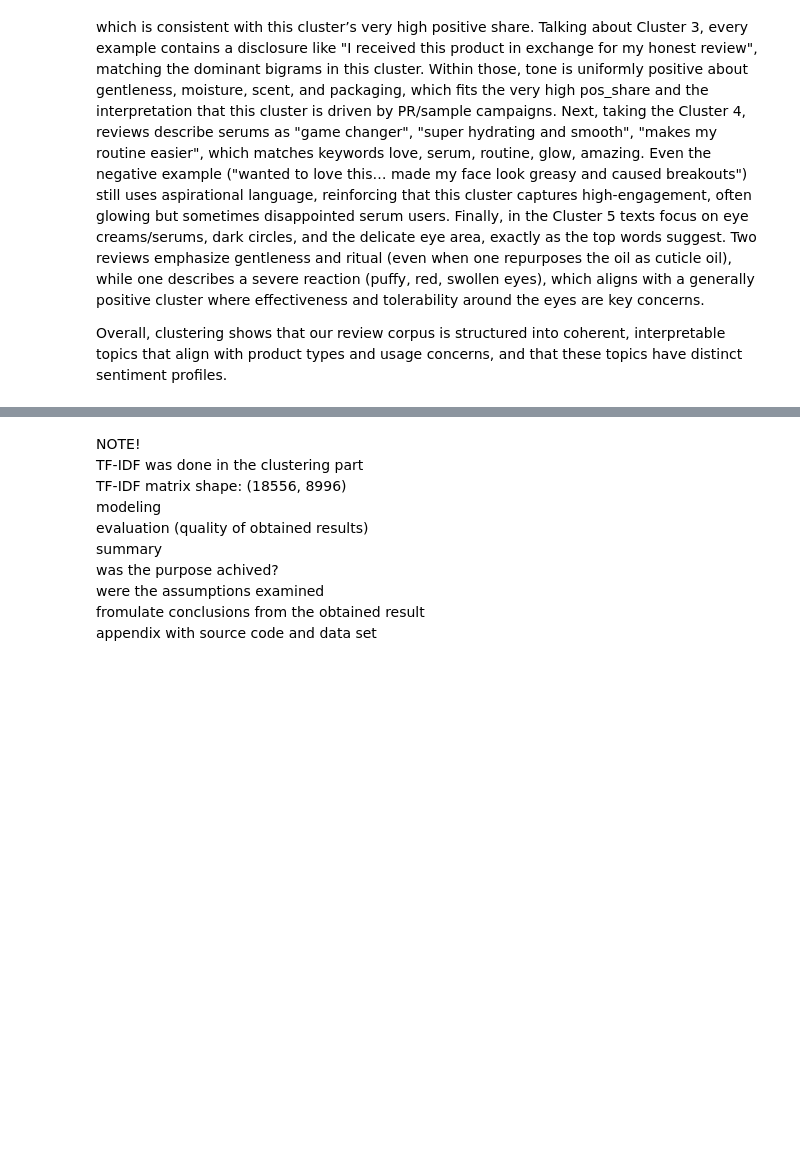
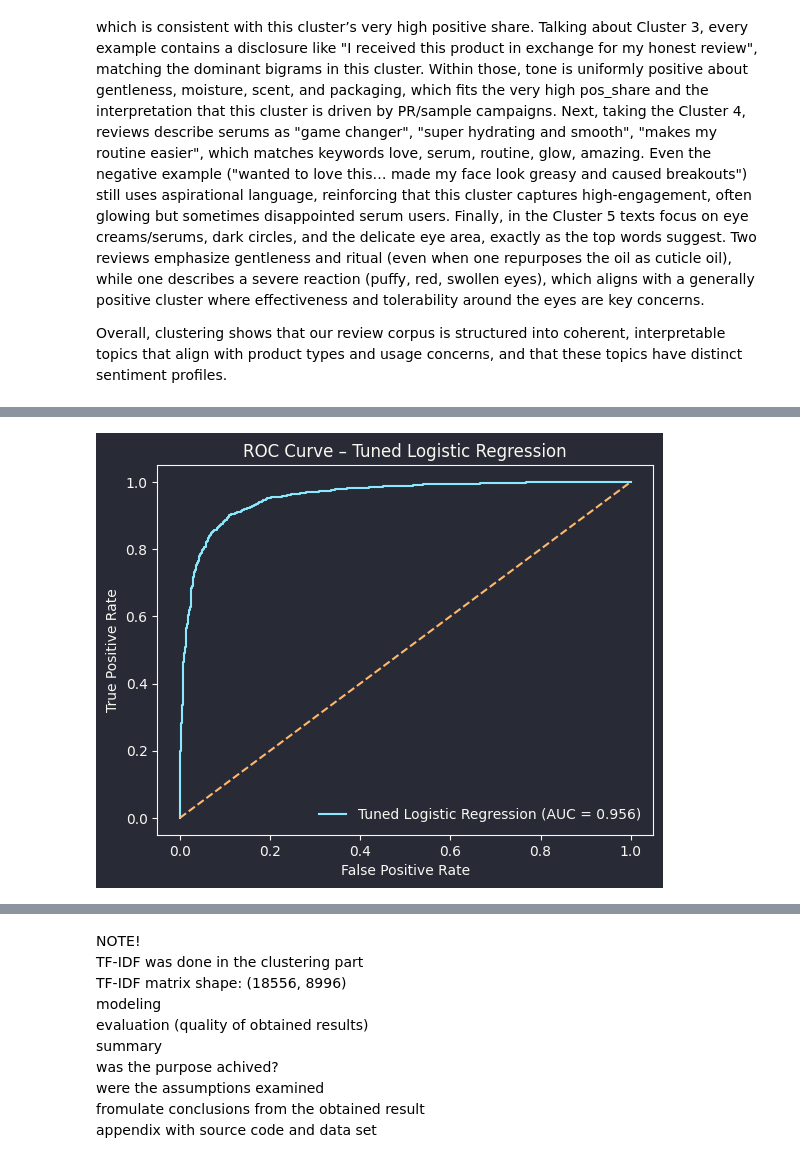
Before and after one commit to Weronikaa2001/Text-Mining-and-Social-Media-Mining-Sephora-Skincare-Reviews, a Jupyter notebook: Martyniuk_Madro_Sephora_Project.ipynb, the cells around one changed output, grey strips where cells are left out. Cells and saved outputs as stored; diff of their text form; code cells hidden in the pictures; blank space fills up the shorter version.

Commit message:
Logistic Regression added

```diff
--- a/Martyniuk_Madro_Sephora_Project.ipynb
+++ b/Martyniuk_Madro_Sephora_Project.ipynb
@@ -1255,0 +1365,9 @@ Overall, clustering shows that our review corpus is structured into coherent, in
+# %%
+log_reg = LogisticRegression(
+    max_iter=2000,
+    class_weight="balanced",
+    random_state=42,
+    n_jobs=-1
+)
+
+log_reg.fit(X_train_final, y_train)
@@ -1255,0 +1454,2 @@ Overall, clustering shows that our review corpus is structured into coherent, in
+# %%
+f1_neg_scorer = make_scorer(f1_score, pos_label=0)
@@ -1255,0 +1458,18 @@ Overall, clustering shows that our review corpus is structured into coherent, in
+# %%
+param_grid = {
+    "penalty": ["l1", "l2"],
+    "C": [0.01, 0.1, 1, 10, 100],
+    "solver": ["liblinear"]
+}
+
+cv = StratifiedKFold(n_splits=5, shuffle=True, random_state=42)
+
+grid_lr = GridSearchCV(
+    estimator=log_reg,
+    param_grid=param_grid,
+    scoring=f1_neg_scorer,   # optimize minority/negative class performance
+    cv=cv,
+    n_jobs=-1,
+    verbose=1,
+    refit=True
+)
@@ -1255,0 +1547,15 @@ Overall, clustering shows that our review corpus is structured into coherent, in
+# %%
+fpr, tpr, thresholds = roc_curve(y_test, y_proba_lr_tuned)
+roc_auc = auc(fpr, tpr)
+
+# Plot ROC curve
+plt.figure()
+plt.plot(fpr, tpr, label=f"Tuned Logistic Regression (AUC = {roc_auc:.3f})")
+plt.plot([0, 1], [0, 1], linestyle="--")
+plt.xlabel("False Positive Rate")
+plt.ylabel("True Positive Rate")
+plt.title("ROC Curve – Tuned Logistic Regression")
+plt.legend(loc="lower right")
+plt.show()
+# %% [output]
+[figure, added]
```
Also changed, not shown: parts of 28 cells of this notebook, 1 other file.
